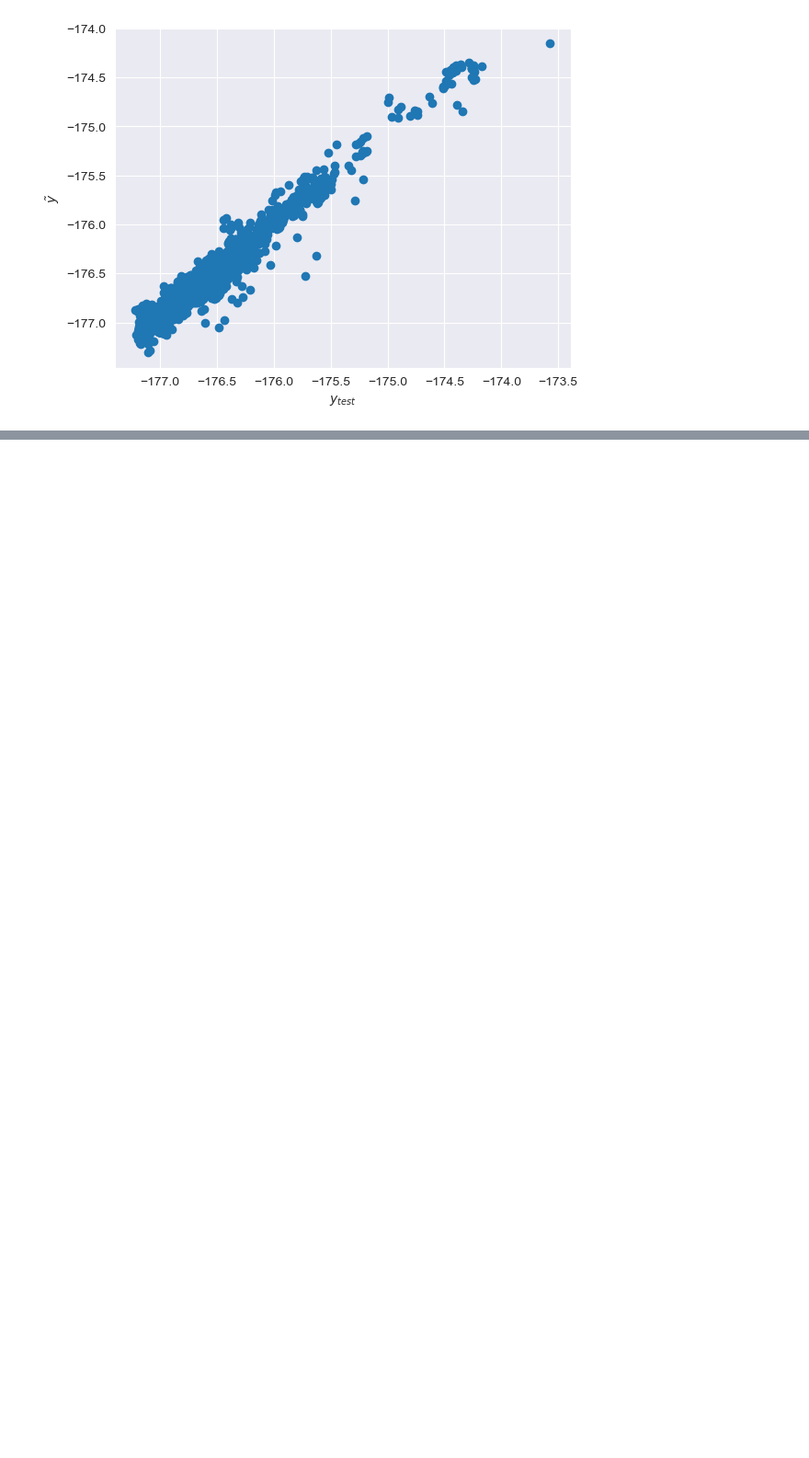
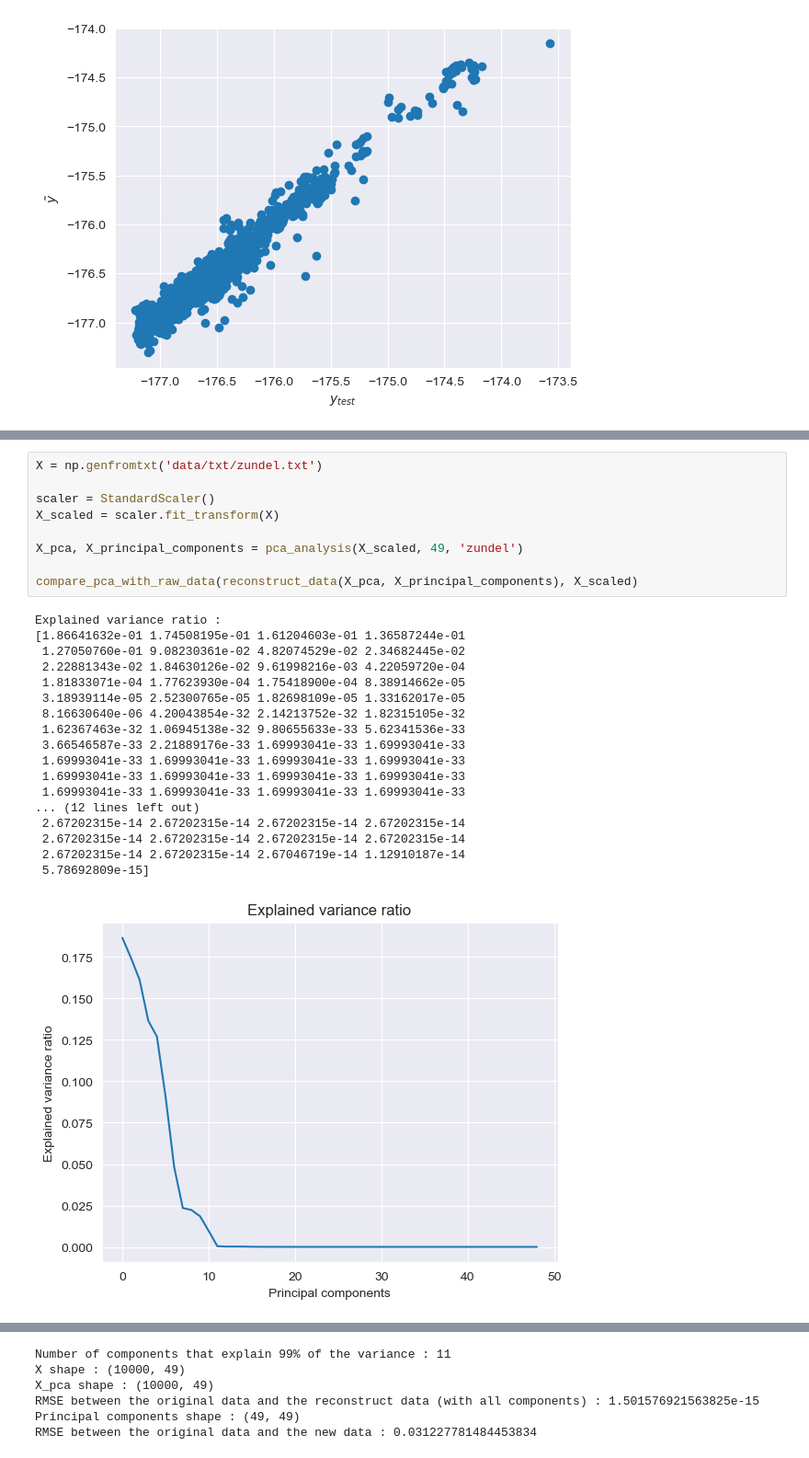
Before and after one commit to lucasboistay/molecular_dynamics, a Jupyter notebook: main.ipynb, the cells around one changed output, grey strips where cells are left out. Shown at 92% size. Cells and saved outputs as stored; diff of their text form; blank space fills up the shorter version.

```diff
--- a/main.ipynb
+++ b/main.ipynb
@@ -1432,0 +1505,28 @@ None
+# %%
+X = np.genfromtxt('data/txt/zundel.txt')
+
+scaler = StandardScaler()
+X_scaled = scaler.fit_transform(X)
+
+X_pca, X_principal_components = pca_analysis(X_scaled, 49, 'zundel')
+
+compare_pca_with_raw_data(reconstruct_data(X_pca, X_principal_components), X_scaled)
+# %% [output]
+Explained variance ratio :
+[1.86641632e-01 1.74508195e-01 1.61204603e-01 1.36587244e-01
+ 1.27050760e-01 9.08230361e-02 4.82074529e-02 2.34682445e-02
+ 2.22881343e-02 1.84630126e-02 9.61998216e-03 4.22059720e-04
+ 1.81833071e-04 1.77623930e-04 1.75418900e-04 8.38914662e-05
+ 3.18939114e-05 2.52300765e-05 1.82698109e-05 1.33162017e-05
+ 8.16630640e-06 4.20043854e-32 2.14213752e-32 1.82315105e-32
+ 1.62367463e-32 1.06945138e-32 9.80655633e-33 5.62341536e-33
+ 3.66546587e-33 2.21889176e-33 1.69993041e-33 1.69993041e-33
+ 1.69993041e-33 1.69993041e-33 1.69993041e-33 1.69993041e-33
+ 1.69993041e-33 1.69993041e-33 1.69993041e-33 1.69993041e-33
+ 1.69993041e-33 1.69993041e-33 1.69993041e-33 1.69993041e-33
+... (12 lines left out)
+ 2.67202315e-14 2.67202315e-14 2.67202315e-14 2.67202315e-14
+ 2.67202315e-14 2.67202315e-14 2.67202315e-14 2.67202315e-14
+ 2.67202315e-14 2.67202315e-14 2.67046719e-14 1.12910187e-14
+ 5.78692809e-15]
+[figure, added]
@@ -1432,0 +1534,6 @@ None
+Number of components that explain 99% of the variance : 11
+X shape : (10000, 49)
+X_pca shape : (10000, 49)
+RMSE between the original data and the reconstruct data (with all components) : 1.501576921563825e-15
+Principal components shape : (49, 49)
+RMSE between the original data and the new data : 0.031227781484453834
```
Also changed, not shown: parts of 5 cells of this notebook, 4 other files.
